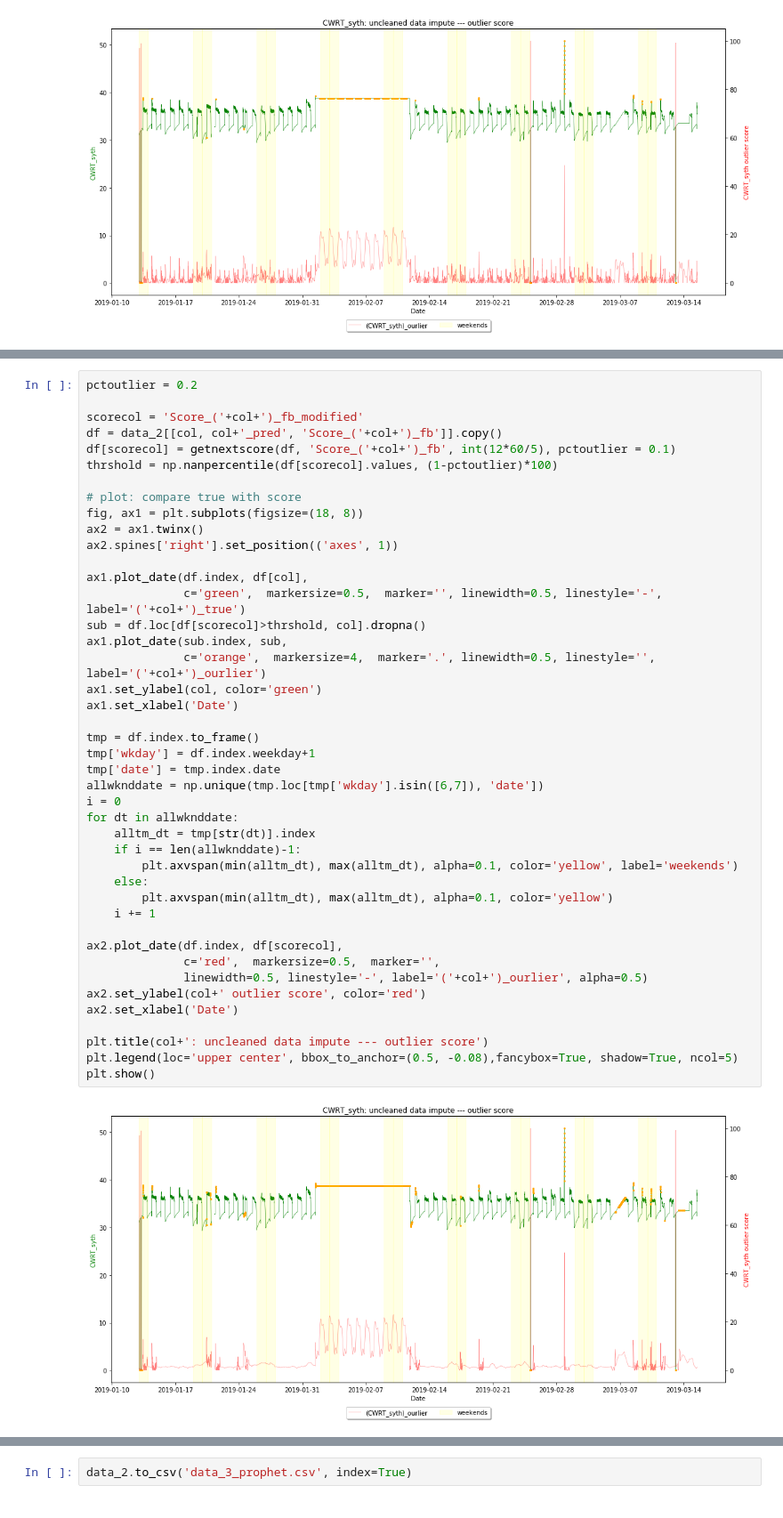
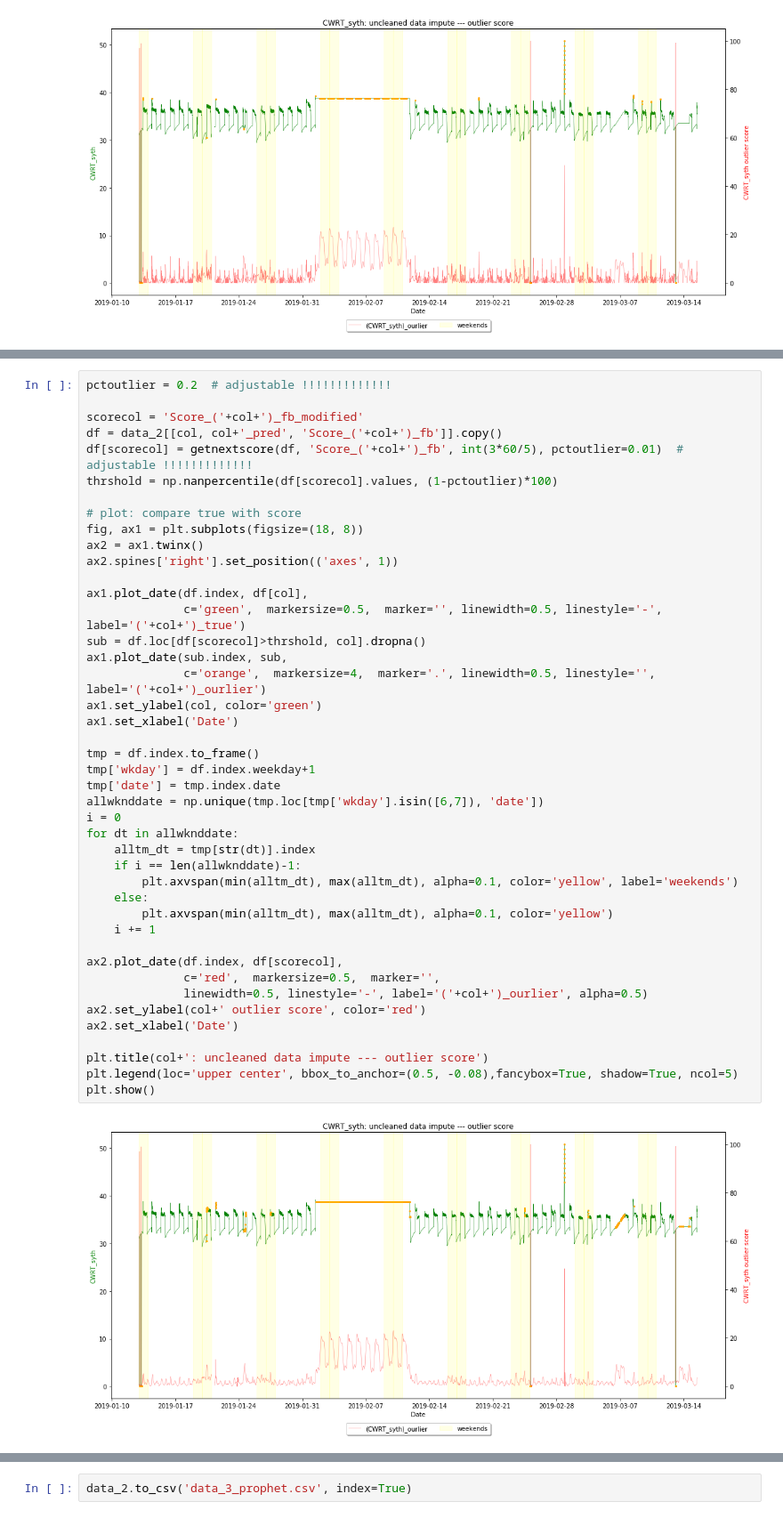
Before and after one commit to pythonjwm/Time-Series-Anomaly-Detection, a Jupyter notebook: IMDAv2_3_model_fbprophet_univariate_col1.ipynb, the cells around one changed output, grey strips where cells are left out. Shown at 89% size. Saved outputs shown, nothing was run; the diff lists cells and outputs as text.

```diff
--- a/IMDAv2_3_model_fbprophet_univariate_col1.ipynb
+++ b/IMDAv2_3_model_fbprophet_univariate_col1.ipynb
@@ -445,11 +445,11 @@ def getnextscore(df_, scorecol, windowsize, pctoutlier = 0.1):
     df.loc[cond, 'modified_score'] = df.loc[cond, scorecol]
     return df['modified_score']
 # %%
-pctoutlier = 0.2
+pctoutlier = 0.2  # adjustable !!!!!!!!!!!!!
 
 scorecol = 'Score_('+col+')_fb_modified'
 df = data_2[[col, col+'_pred', 'Score_('+col+')_fb']].copy()
-df[scorecol] = getnextscore(df, 'Score_('+col+')_fb', int(12*60/5), pctoutlier = 0.1)
+df[scorecol] = getnextscore(df, 'Score_('+col+')_fb', int(3*60/5), pctoutlier=0.01)  # adjustable !!!!!!!!!!!!!
 thrshold = np.nanpercentile(df[scorecol].values, (1-pctoutlier)*100)
 
 # plot: compare true with score
@@ -461,32 +461,32 @@ ax1.plot_date(df.index, df[col],
               c='green',  markersize=0.5,  marker='', linewidth=0.5, linestyle='-', label='('+col+')_true')
 sub = df.loc[df[scorecol]>thrshold, col].dropna()
 ax1.plot_date(sub.index, sub,
               c='orange',  markersize=4,  marker='.', linewidth=0.5, linestyle='', label='('+col+')_ourlier')
 ax1.set_ylabel(col, color='green')
 ax1.set_xlabel('Date')
 
 tmp = df.index.to_frame()
 tmp['wkday'] = df.index.weekday+1
 tmp['date'] = tmp.index.date
 allwknddate = np.unique(tmp.loc[tmp['wkday'].isin([6,7]), 'date'])
 i = 0
 for dt in allwknddate:
     alltm_dt = tmp[str(dt)].index
     if i == len(allwknddate)-1:
         plt.axvspan(min(alltm_dt), max(alltm_dt), alpha=0.1, color='yellow', label='weekends')
     else:
         plt.axvspan(min(alltm_dt), max(alltm_dt), alpha=0.1, color='yellow')
     i += 1
 
 ax2.plot_date(df.index, df[scorecol],
               c='red',  markersize=0.5,  marker='',
               linewidth=0.5, linestyle='-', label='('+col+')_ourlier', alpha=0.5)
 ax2.set_ylabel(col+' outlier score', color='red')
 ax2.set_xlabel('Date')
 
 plt.title(col+': uncleaned data impute --- outlier score')
 plt.legend(loc='upper center', bbox_to_anchor=(0.5, -0.08),fancybox=True, shadow=True, ncol=5)
 plt.show()
 # %% [output]
-[figure, old version]
+[figure, new version]
 # %%
```
Also changed, not shown: parts of 2 cells of this notebook.
